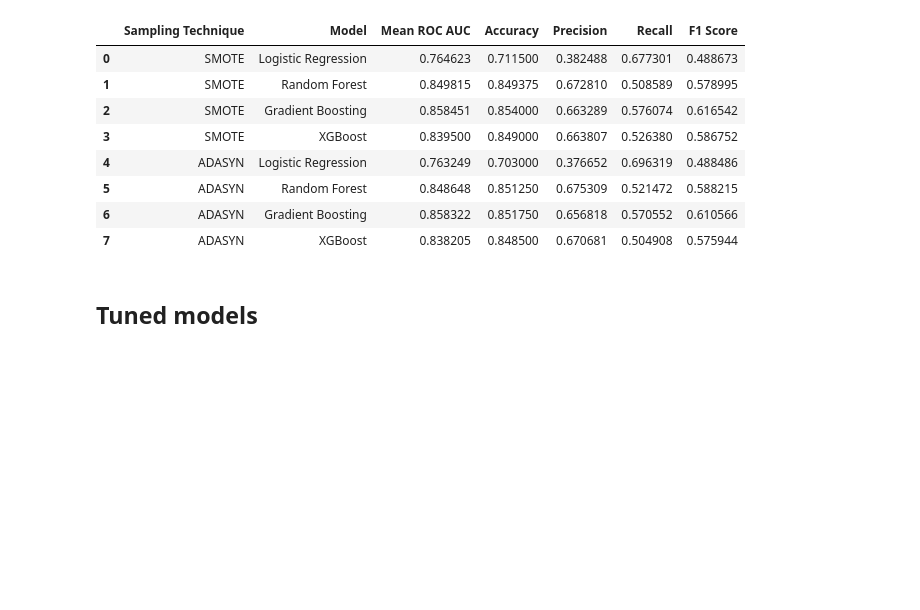
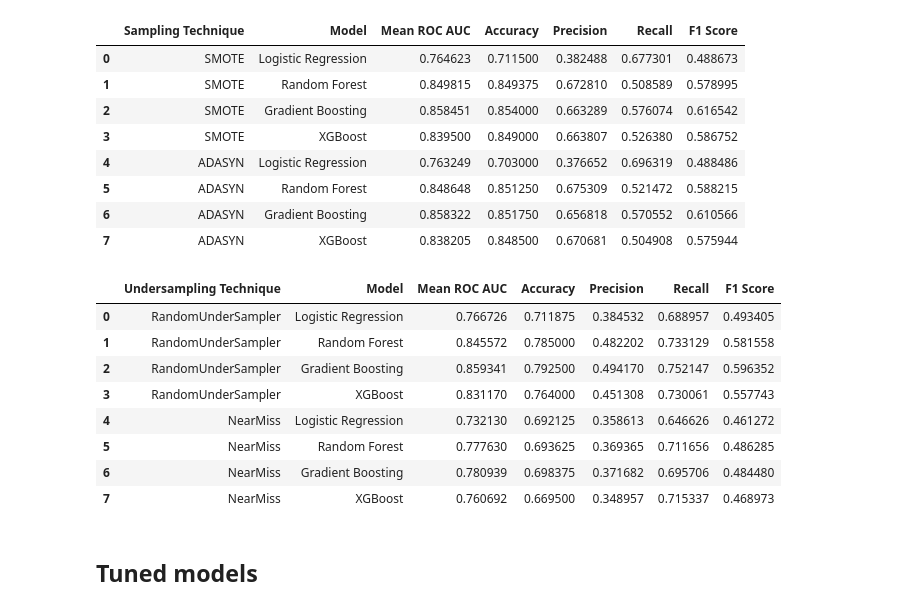
Before and after one commit to raydiwill/customers-churm-ml-app, a Jupyter notebook: notebook/best_model.ipynb, the cells around one changed output. Saved outputs shown, nothing was run; the diff lists cells and outputs as text; code cells hidden in the pictures; blank space fills up the shorter version.

Commit message:
Compared undersampling

```diff
--- a/notebook/best_model.ipynb
+++ b/notebook/best_model.ipynb
@@ -635,6 +636,53 @@ results_df_3
 | 5 | ADASYN | Random Forest | 0.848648 | 0.851250 | 0.675309 | 0.521472 | 0.588215 |
 | 6 | ADASYN | Gradient Boosting | 0.858322 | 0.851750 | 0.656818 | 0.570552 | 0.610566 |
 | 7 | ADASYN | XGBoost | 0.838205 | 0.848500 | 0.670681 | 0.504908 | 0.575944 |
+# %%
+# Define the undersampling techniques
+under_samplings = {
+    'RandomUnderSampler': RandomUnderSampler(random_state=42),
+    'NearMiss': NearMiss(version=1, n_neighbors=3),
+}
+
+# Create a DataFrame to store the results
+results_df_4 = pd.DataFrame(columns=['Undersampling Technique', 'Model', 'Mean ROC AUC', 'Accuracy', 'Precision', 'Recall', 'F1 Score'])
+
+# For each undersampling technique
+for sampling_name, sampling in under_samplings.items():
+    # For each model
+    for model_name, model in models.items():
+        # Create a pipeline with the undersampling technique and the model
+        pipeline = imbPipeline(steps=[
+            ('preprocessor', preprocessor),
+            ('sampler', sampling),
+            ('model', model)
+        ])
+
+        # Evaluate the pipeline using cross-validation
+        cv_results = cross_validate(pipeline, X_train_1, y_train_1, cv=kfold, scoring=scoring)
+
+        # Add the results to the DataFrame
+        results_df_4 = pd.concat([results_df_4, pd.DataFrame({
+            'Undersampling Technique': [sampling_name],
+            'Model': [model_name],
+            'Mean ROC AUC': [cv_results['test_roc_auc'].mean()],
+            'Accuracy': [cv_results['test_accuracy'].mean()],
+            'Precision': [cv_results['test_precision'].mean()],
+            'Recall': [cv_results['test_recall'].mean()],
+            'F1 Score': [cv_results['test_f1'].mean()]
+        })], ignore_index=True)
+
+# Display the results
+results_df_4
+# %% [output]
+|  | Undersampling Technique | Model | Mean ROC AUC | Accuracy | Precision | Recall | F1 Score |
+| 0 | RandomUnderSampler | Logistic Regression | 0.766726 | 0.711875 | 0.384532 | 0.688957 | 0.493405 |
+| 1 | RandomUnderSampler | Random Forest | 0.845572 | 0.785000 | 0.482202 | 0.733129 | 0.581558 |
+| 2 | RandomUnderSampler | Gradient Boosting | 0.859341 | 0.792500 | 0.494170 | 0.752147 | 0.596352 |
+| 3 | RandomUnderSampler | XGBoost | 0.831170 | 0.764000 | 0.451308 | 0.730061 | 0.557743 |
+| 4 | NearMiss | Logistic Regression | 0.732130 | 0.692125 | 0.358613 | 0.646626 | 0.461272 |
+| 5 | NearMiss | Random Forest | 0.777630 | 0.693625 | 0.369365 | 0.711656 | 0.486285 |
+| 6 | NearMiss | Gradient Boosting | 0.780939 | 0.698375 | 0.371682 | 0.695706 | 0.484480 |
+| 7 | NearMiss | XGBoost | 0.760692 | 0.669500 | 0.348957 | 0.715337 | 0.468973 |
 # %% [markdown]
 ## Tuned models
 # %% [markdown]
```
Also changed, not shown: parts of 1 cell of this notebook.
